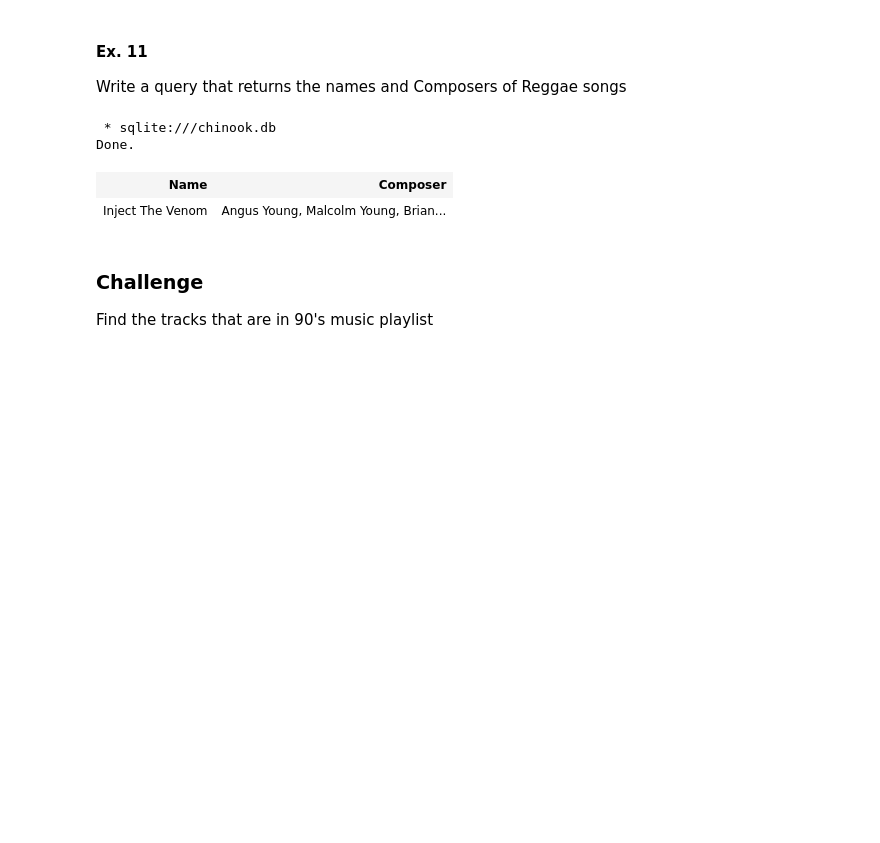
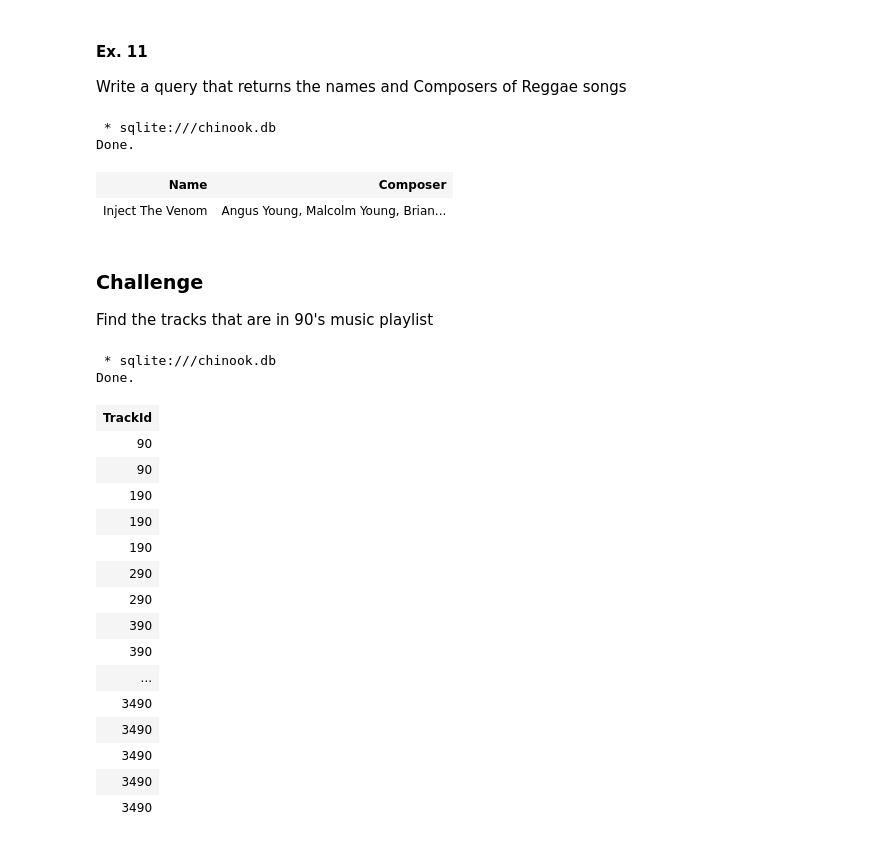
Before and after one commit to nartehi/CSC330-Introduction-to-SQL-T6, a Jupyter notebook: SQL_tutorial.ipynb, the cells around one changed output. Saved outputs shown, nothing was run; the diff lists cells and outputs as text; code cells hidden in the pictures; blank space fills up the shorter version.

```diff
--- a/SQL_tutorial.ipynb
+++ b/SQL_tutorial.ipynb
@@ -314,4 +314,24 @@ Find the tracks that are in 90's music playlist
 # %%
 %%sql
 -- Write your query here
-SELECT
+SELECT TrackId FROM playlist_track WHERE TrackId LIKE '%90%'
+--(SELECT PlaylistId FROM playlists WHERE Name LIKE '%90%');
+# %% [output]
+ * sqlite:///chinook.db
+Done.
+| TrackId |
+| 90 |
+| 90 |
+| 190 |
+| 190 |
+| 190 |
+| 290 |
+| 290 |
+| 390 |
+| 390 |
+| ... |
+| 3490 |
+| 3490 |
+| 3490 |
+| 3490 |
+| 3490 |
```
Also changed, not shown: 1 other file.
